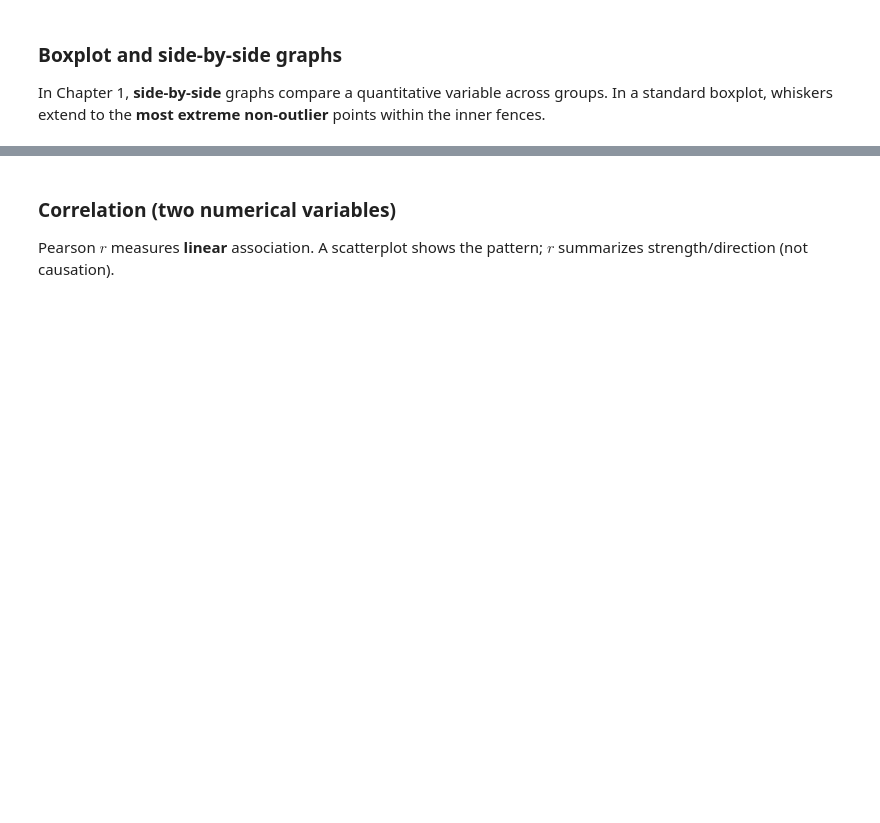
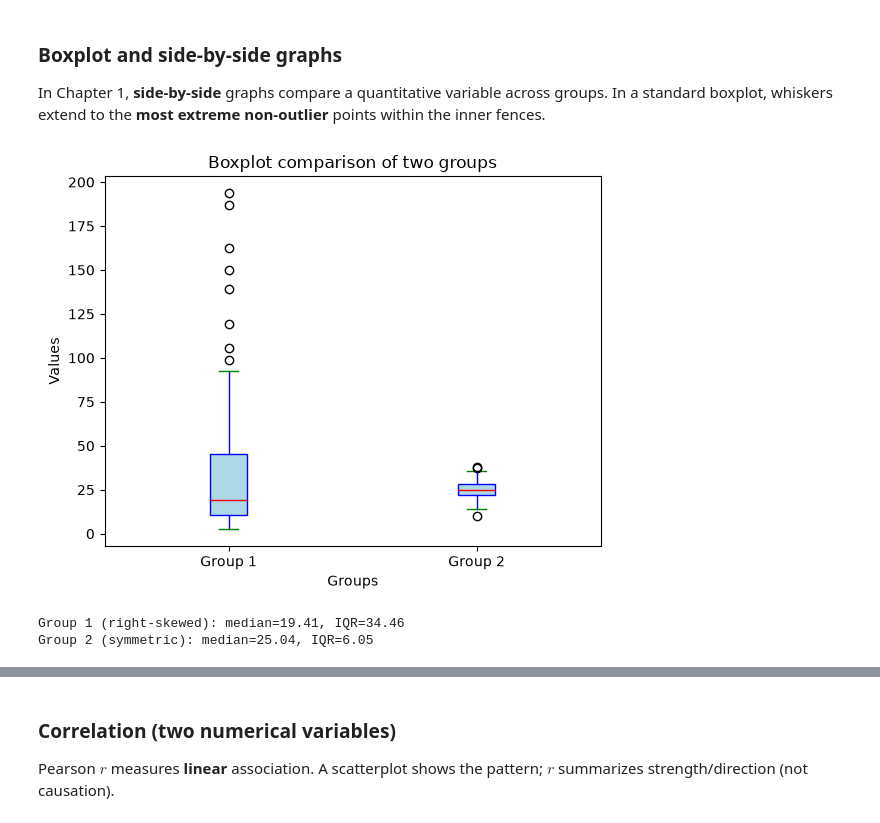
Before and after one commit to Yaccho52/MATH7810, a Jupyter notebook: week02/W02_Ch1_DescriptiveStatistics.ipynb, the cells around one changed output, grey strips where cells are left out. Saved outputs shown, nothing was run; the diff lists cells and outputs as text; code cells hidden in the pictures; blank space fills up the shorter version.

```diff
--- a/week02/W02_Ch1_DescriptiveStatistics.ipynb
+++ b/week02/W02_Ch1_DescriptiveStatistics.ipynb
@@ -142,31 +181,35 @@ In a standard boxplot, whiskers extend to the **most extreme non-outlier** point
 # %%
 # Purpose: side-by-side boxplots for two groups (compare centre, spread, skew, outliers)
 np.random.seed(43)
 group1 = np.random.lognormal(mean=3, sigma=1, size=100)  # right-skewed
 group2 = np.random.normal(loc=25, scale=5, size=100)     # roughly symmetric
 
 plt.boxplot(
     [group1, group2],  # data: one boxplot per group, drawn side by side
     tick_labels=['Group 1', 'Group 2'],  # x-axis tick labels under each box
     patch_artist=True,  # fill the boxes with colour (needed for facecolor below)
     boxprops=dict(facecolor='lightblue', color='blue'),  # box fill and border colour
     medianprops=dict(color='red'),  # colour of the median line inside each box
     whiskerprops=dict(color='blue'),  # colour of the whisker lines
-    capprops=dict(color='blue'),  # colour of the caps at the ends of the whiskers
+    capprops=dict(color='green'),  # colour of the caps at the ends of the whiskers
 )
 plt.title('Boxplot comparison of two groups')
 plt.ylabel('Values')
 plt.xlabel('Groups')
 plt.show()
 
 def print_stats(data, group_name):
     med = np.median(data)
     q1_ = np.percentile(data, 25)
     q3_ = np.percentile(data, 75)
     print(f"{group_name}: median={med:.2f}, IQR={q3_ - q1_:.2f}")
 
 print_stats(group1, 'Group 1 (right-skewed)')
 print_stats(group2, 'Group 2 (symmetric)')
+# %% [output]
+[figure, added]
+Group 1 (right-skewed): median=19.41, IQR=34.46
+Group 2 (symmetric): median=25.04, IQR=6.05
 # %%
 # print the raw data of group1 and group2
 group1.sort()
```
Also changed, not shown: parts of 9 cells of this notebook, 1 other file.
